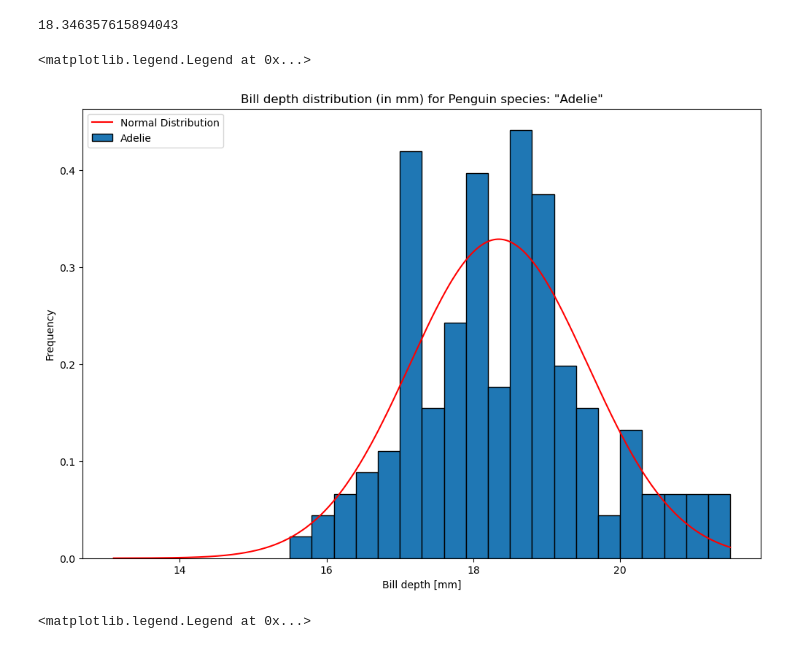
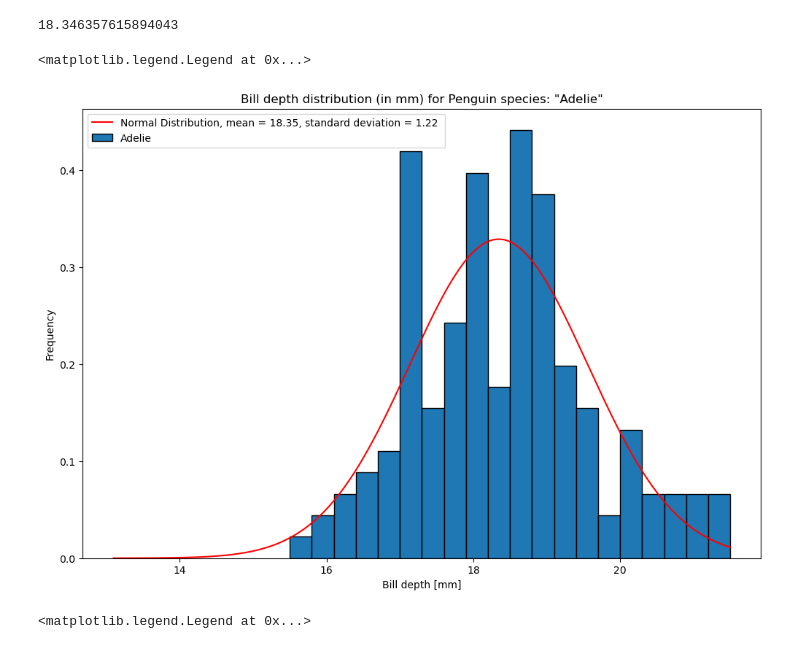
Before and after one commit to shanekeenan/fundamentals_of_data_analysis, a Jupyter notebook: tasks.ipynb, the cells around one changed output. Cells and saved outputs as stored; diff of their text form; code cells hidden in the pictures.

```diff
--- a/tasks.ipynb
+++ b/tasks.ipynb
@@ -324,33 +310,27 @@ data_mean
 # %%
 # determine the mean and standard deviation for the bill depth
 data_mean = np.mean(data[data['species'] == 'Adelie']['bill_depth_mm'])
 data_std = np.std(data[data['species'] == 'Adelie']['bill_depth_mm'])
-
 # Generate x values
 x_values = np.linspace(min(data['bill_depth_mm']), max(data['bill_depth_mm']), 1000)
-
 # scipy.stats part of the SciPy library does a nice job of generating the probability density function for us.
 y_values = norm.pdf(x_values, data_mean, data_std)
-
-
 fig, ax = plt.subplots(figsize=(12, 8))
-ax.plot(x_values, y_values, 'r', label='Normal Distribution')
+ax.plot(x_values, y_values, 'r', label='Normal Distribution, mean = 18.35, standard deviation = 1.22 ')
 ax.hist(data['bill_depth_mm'][data.species =='Adelie'], bins = 20, density=True, label=('Adelie'), edgecolor='black')
 ax.set_title('Bill depth distribution (in mm) for Penguin species: "Adelie"')
 ax.set_xlabel('Bill depth [mm]')
 ax.set_ylabel('Frequency')
 ax.legend(loc='upper left')
-
-
 #plt.hist(data['bill_depth_mm'], bins=30, density=True, color='blue', label='Histogram')
 #plt.plot(x_values, y_values, 'r', label='Normal Distribution')
 #plt.title('Bill length distribution (in mm) for Penguin species: "Adelie"')
 #plt.legend(loc='upper left')
 #plt.xlabel('Bill length [mm]')
 #plt.ylabel('Frequency')
 # %% [output]
 <matplotlib.legend.Legend at 0x...>
-[figure, old version]
+[figure, new version]
 # %%
 # determine the mean and standard deviation for the bill length
 data_mean = np.mean(data[data['species'] == 'Adelie']['bill_length_mm'])
```
Also changed, not shown: parts of 8 cells of this notebook, 1 other file.
